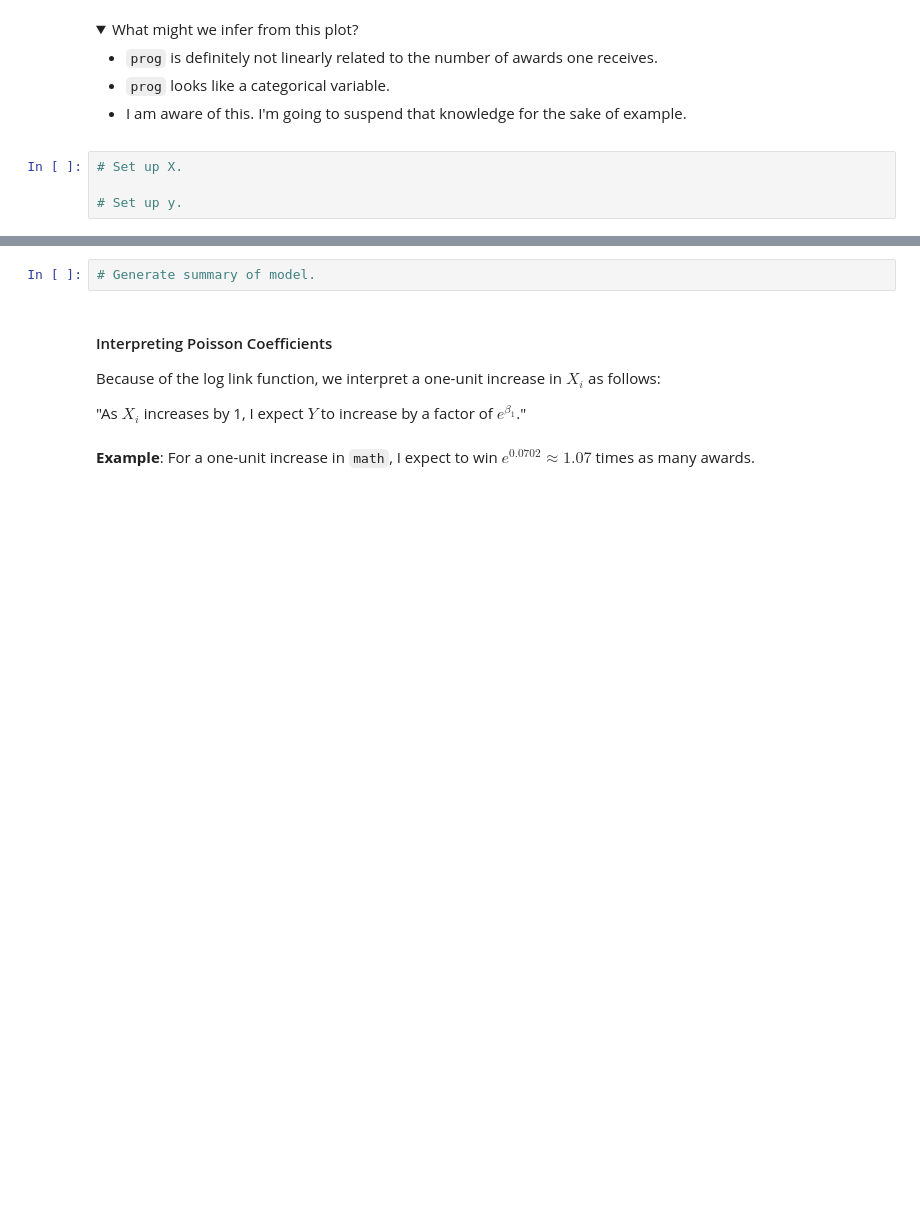
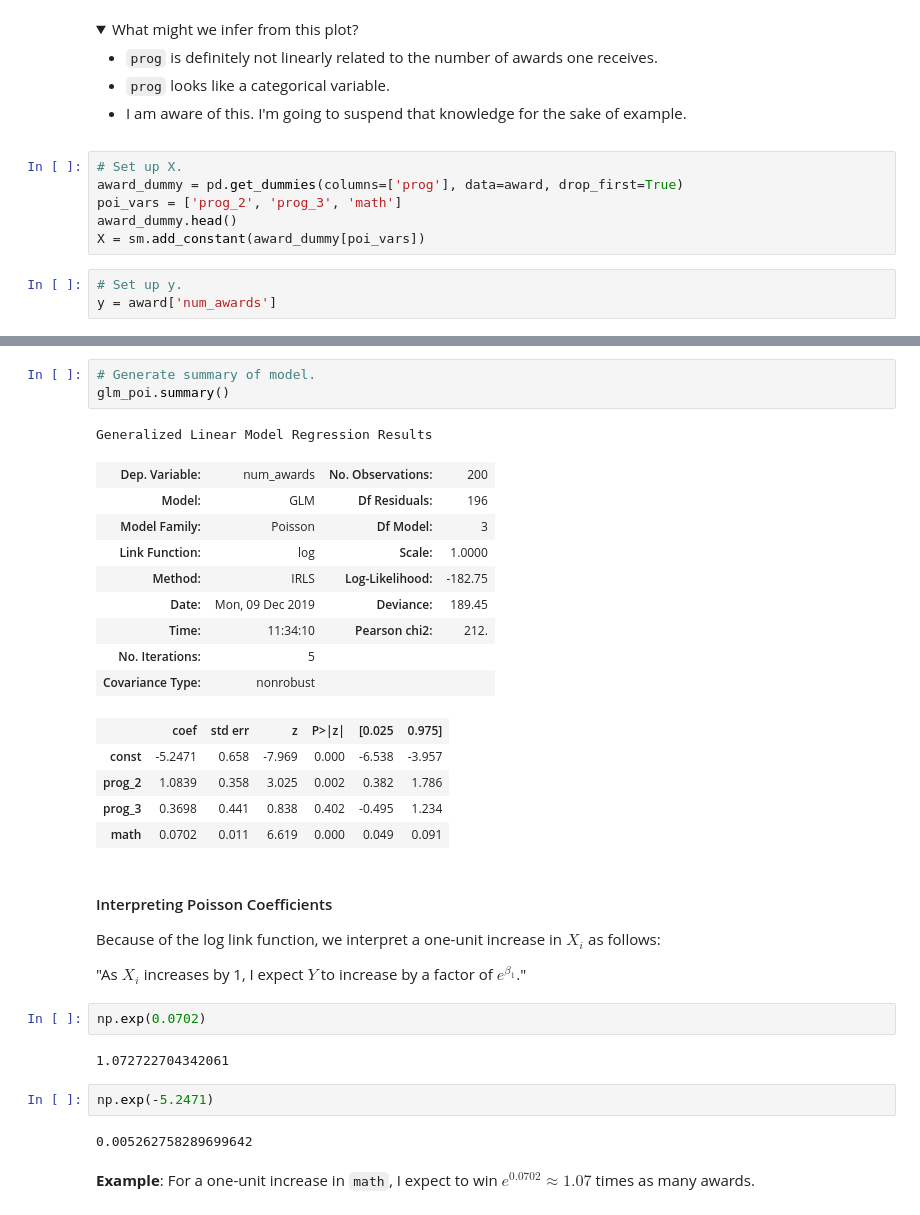
Before and after one commit to persocom01/GA-lessons, a Jupyter notebook: 6.06-lesson-generalized_linear_models/starter-code.ipynb, the cells around one changed output, grey strips where cells are left out. Drawn from its saved outputs; the diff is of its cells as text; folded sections open; blank space fills up the shorter version.

```diff
--- a/6.06-lesson-generalized_linear_models/starter-code.ipynb
+++ b/6.06-lesson-generalized_linear_models/starter-code.ipynb
@@ -202,9 +218,14 @@ award = pd.read_csv("https://stats.idre.ucla.edu/stat/data/poisson_sim.csv")
 - `prog` looks like a categorical variable.
 - I am aware of this. I'm going to suspend that knowledge for the sake of example.
 </details>
+# %%
+# Set up X.
+award_dummy = pd.get_dummies(columns=['prog'], data=award, drop_first=True)
+poi_vars = ['prog_2', 'prog_3', 'math']
+award_dummy.head()
+X = sm.add_constant(award_dummy[poi_vars])
 # %%
-# Set up X.
-
 # Set up y.
+y = award['num_awards']
 # %%
 # Fit model.
@@ -214,11 +238,36 @@ award = pd.read_csv("https://stats.idre.ucla.edu/stat/data/poisson_sim.csv")
 # %%
 # Generate summary of model.
+glm_poi.summary()
+# %% [output]
+Generalized Linear Model Regression Results
+| Dep. Variable: | num_awards | No. Observations: | 200 |
+| Model: | GLM | Df Residuals: | 196 |
+| Model Family: | Poisson | Df Model: | 3 |
+| Link Function: | log | Scale: | 1.0000 |
+| Method: | IRLS | Log-Likelihood: | -182.75 |
+| Date: | Mon, 09 Dec 2019 | Deviance: | 189.45 |
+| Time: | 11:34:10 | Pearson chi2: | 212. |
+| No. Iterations: | 5 |  |  |
+| Covariance Type: | nonrobust |  |  |
+|  | coef | std err | z | P>|z| | [0.025 | 0.975] |
+| const | -5.2471 | 0.658 | -7.969 | 0.000 | -6.538 | -3.957 |
+| prog_2 | 1.0839 | 0.358 | 3.025 | 0.002 | 0.382 | 1.786 |
+| prog_3 | 0.3698 | 0.441 | 0.838 | 0.402 | -0.495 | 1.234 |
+| math | 0.0702 | 0.011 | 6.619 | 0.000 | 0.049 | 0.091 |
 # %% [markdown]
 #### Interpreting Poisson Coefficients
 
 Because of the log link function, we interpret a one-unit increase in $X_i$ as follows:
 
 "As $X_i$ increases by 1, I expect $Y$ to increase by a factor of $e^{\beta_1}$."
+# %%
+np.exp(0.0702)
+# %% [output]
+1.072722704342061
+# %%
+np.exp(-5.2471)
+# %% [output]
+0.005262758289699642
 # %% [markdown]
 **Example**: For a one-unit increase in `math`, I expect to win $e^{0.0702} \approx 1.07$ times as many awards.
 # %% [markdown]
```
Also changed, not shown: parts of 4 cells of this notebook, 2 other files.
